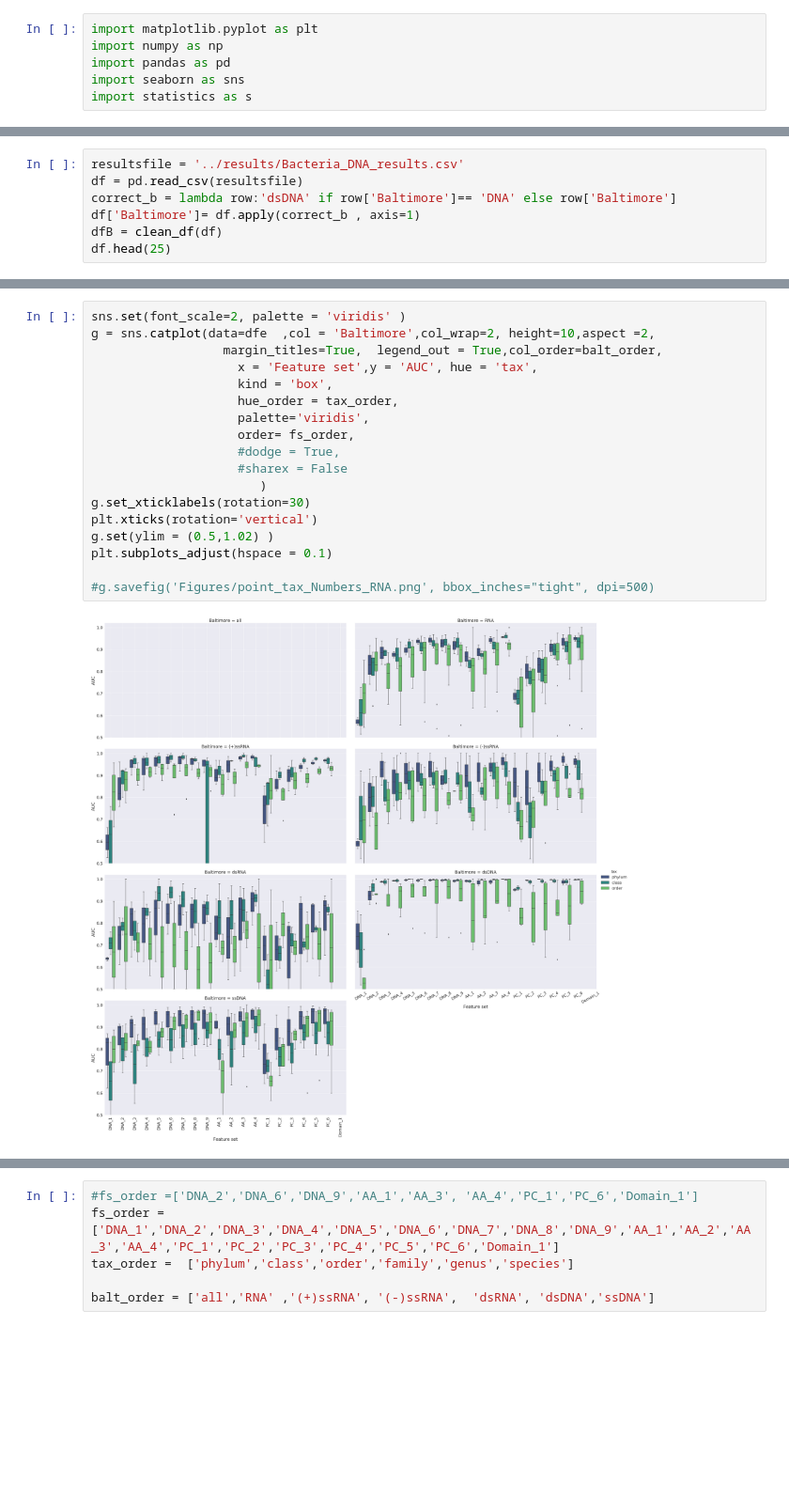
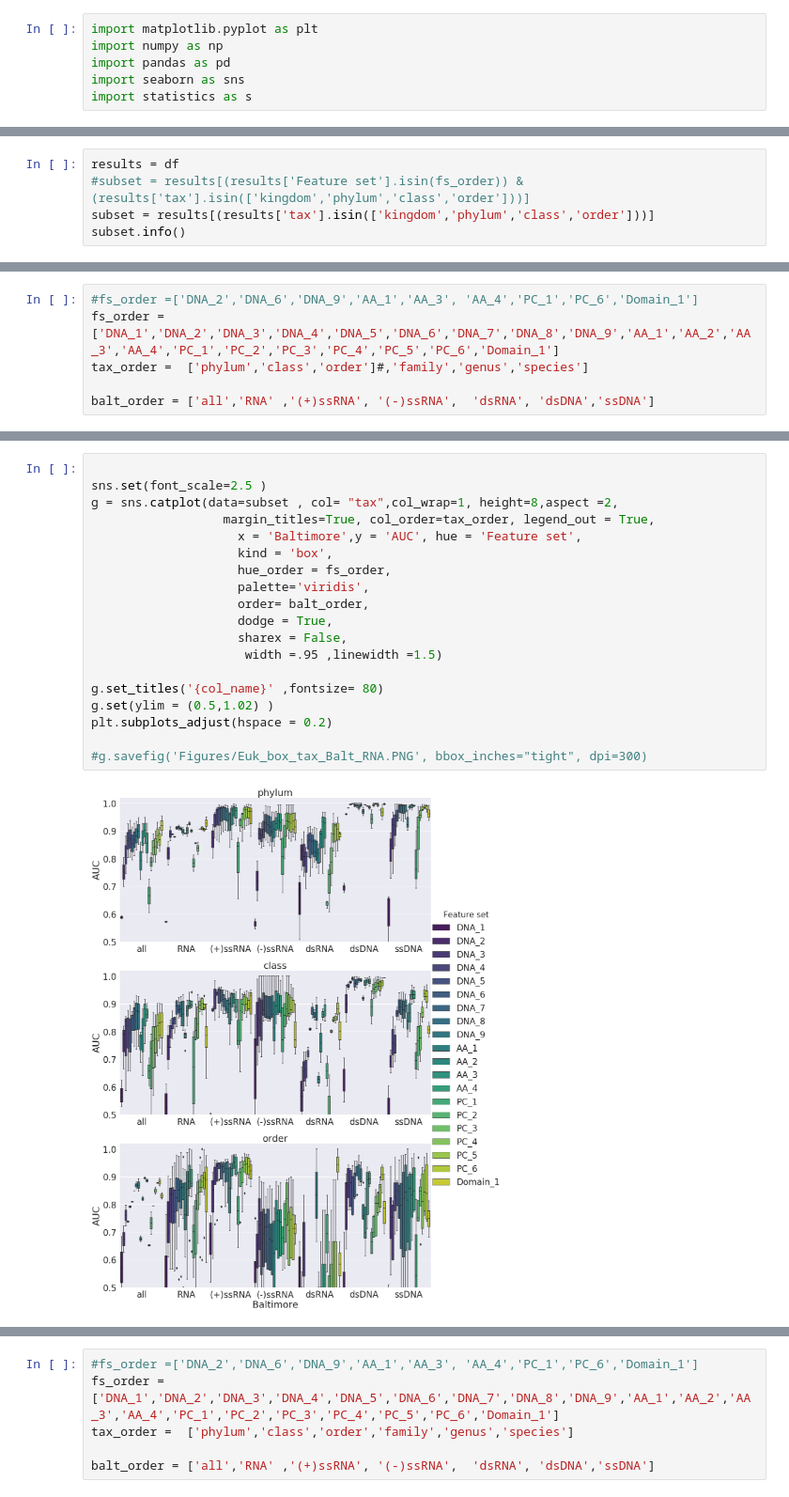
Before and after one commit to youngfran/virus_host_predict, a Jupyter notebook: all_code/Analysis.ipynb, the cells around one changed output, grey strips where cells are left out. Shown at 94% size. Drawn from its saved outputs; the diff is of its cells as text; blank space fills up the shorter version.

```diff
--- a/all_code/Analysis.ipynb
+++ b/all_code/Analysis.ipynb
@@ -75,7 +110,0 @@ dfe.head(21)
-# %%
-resultsfile = '../results/Bacteria_DNA_results.csv'
-df = pd.read_csv(resultsfile)
-correct_b = lambda row:'dsDNA' if row['Baltimore']== 'DNA' else row['Baltimore']
-df['Baltimore']= df.apply(correct_b , axis=1)
-dfB = clean_df(df)
-df.head(25)
@@ -99,0 +113,5 @@ df.head(25)
+# %%
+results = df
+#subset = results[(results['Feature set'].isin(fs_order)) & (results['tax'].isin(['kingdom','phylum','class','order']))]
+subset = results[(results['tax'].isin(['kingdom','phylum','class','order']))]
+subset.info()
@@ -99,0 +169,6 @@ df.head(25)
+# %%
+#fs_order =['DNA_2','DNA_6','DNA_9','AA_1','AA_3', 'AA_4','PC_1','PC_6','Domain_1']
+fs_order =['DNA_1','DNA_2','DNA_3','DNA_4','DNA_5','DNA_6','DNA_7','DNA_8','DNA_9','AA_1','AA_2','AA_3','AA_4','PC_1','PC_2','PC_3','PC_4','PC_5','PC_6','Domain_1']
+tax_order =  ['phylum','class','order']#,'family','genus','species']
+
+balt_order = ['all','RNA' ,'(+)ssRNA', '(-)ssRNA',  'dsRNA', 'dsDNA','ssDNA']
@@ -109,20 +205,21 @@ dfe.head()
 # %%
-sns.set(font_scale=2, palette = 'viridis' )
-g = sns.catplot(data=dfe  ,col = 'Baltimore',col_wrap=2, height=10,aspect =2,
-                  margin_titles=True,  legend_out = True,col_order=balt_order,
-                    x = 'Feature set',y = 'AUC', hue = 'tax',
+
+sns.set(font_scale=2.5 )
+g = sns.catplot(data=subset , col= "tax",col_wrap=1, height=8,aspect =2,
+                  margin_titles=True, col_order=tax_order, legend_out = True,
+                    x = 'Baltimore',y = 'AUC', hue = 'Feature set',
                     kind = 'box',
-                    hue_order = tax_order,
+                    hue_order = fs_order,
                     palette='viridis',
-                    order= fs_order,
-                    #dodge = True,
-                    #sharex = False
-                       )
-g.set_xticklabels(rotation=30)
-plt.xticks(rotation='vertical')
+                    order= balt_order,
+                    dodge = True,
+                    sharex = False,
+                     width =.95 ,linewidth =1.5)
+
+g.set_titles('{col_name}' ,fontsize= 80)
 g.set(ylim = (0.5,1.02) )
-plt.subplots_adjust(hspace = 0.1)
+plt.subplots_adjust(hspace = 0.2)
 
-#g.savefig('Figures/point_tax_Numbers_RNA.png', bbox_inches="tight", dpi=500)
+#g.savefig('Figures/Euk_box_tax_Balt_RNA.PNG', bbox_inches="tight", dpi=300)
 # %% [output]
-[figure, old version]
+[figure, new version]
```
Also changed, not shown: parts of 51 cells of this notebook, 3 other files.
